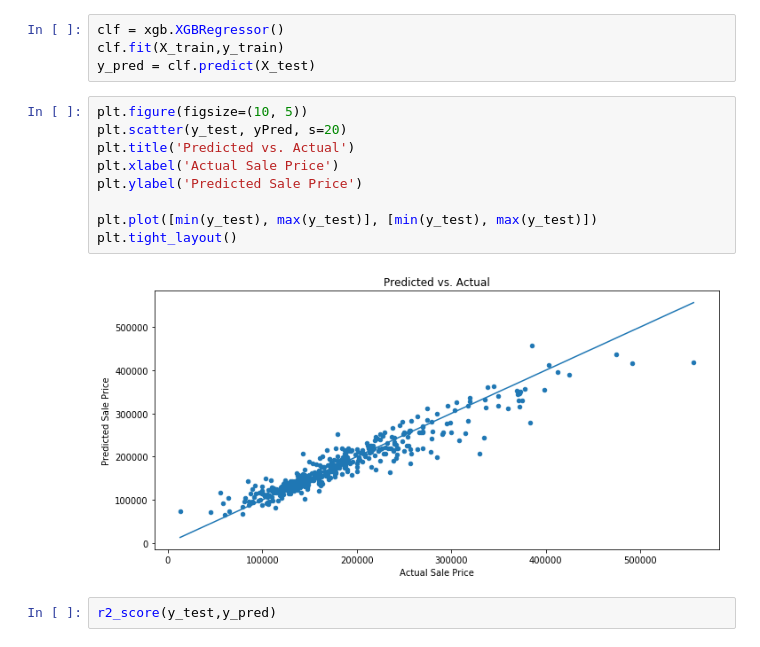
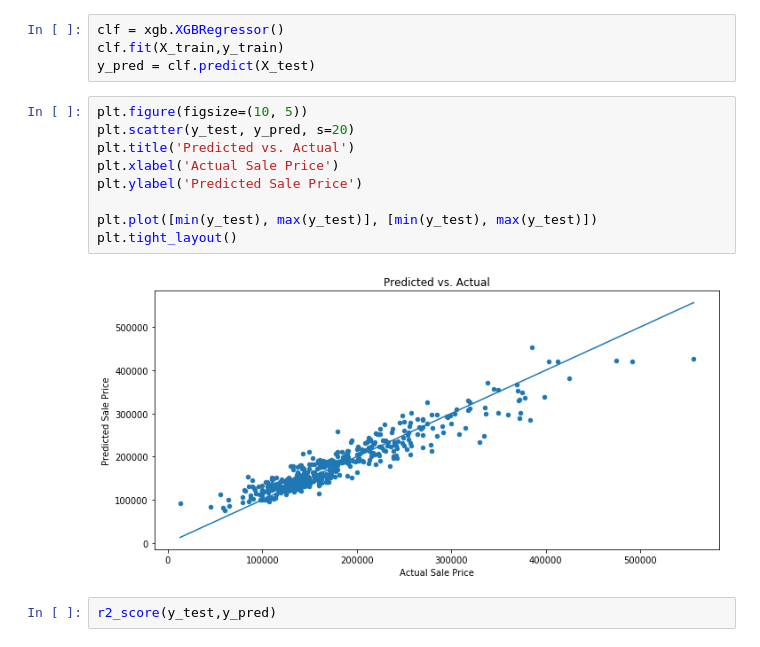
Before and after one commit to CpuKnows/CS-412-Class-Project, a Jupyter notebook: src/HousePrice_TreeBasedMethods.ipynb, the cells around one changed output. Cells and saved outputs as stored; diff of their text form.

Commit message:
Changes in Plot

```diff
--- a/src/HousePrice_TreeBasedMethods.ipynb
+++ b/src/HousePrice_TreeBasedMethods.ipynb
@@ -94,15 +94,15 @@ clf.fit(X_train,y_train)
 y_pred = clf.predict(X_test)
 # %%
 plt.figure(figsize=(10, 5))
-plt.scatter(y_test, yPred, s=20)
+plt.scatter(y_test, y_pred, s=20)
 plt.title('Predicted vs. Actual')
 plt.xlabel('Actual Sale Price')
 plt.ylabel('Predicted Sale Price')
 
 plt.plot([min(y_test), max(y_test)], [min(y_test), max(y_test)])
 plt.tight_layout()
 # %% [output]
-[figure, old version]
+[figure, new version]
 # %%
 r2_score(y_test,y_pred)
 # %% [output]
```
Also changed, not shown: parts of 3 cells of this notebook.
